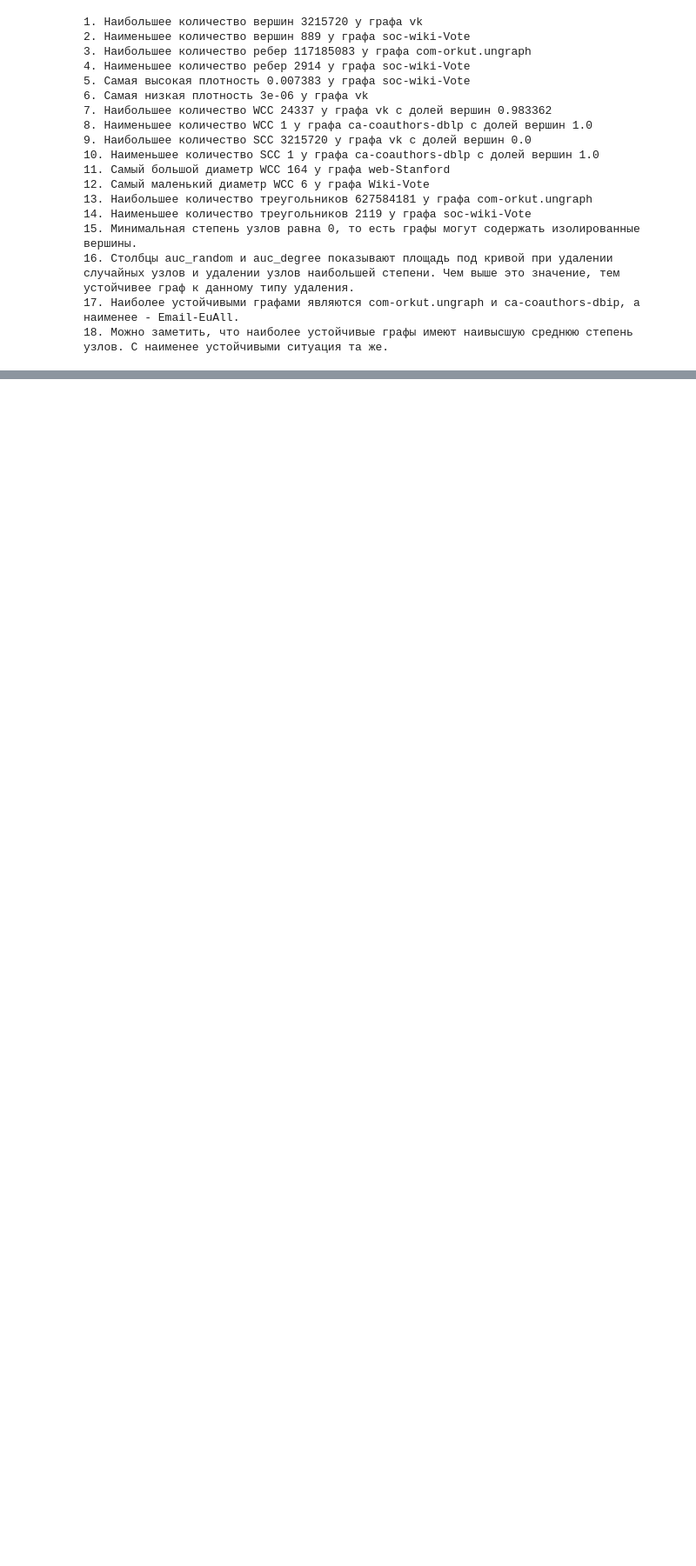
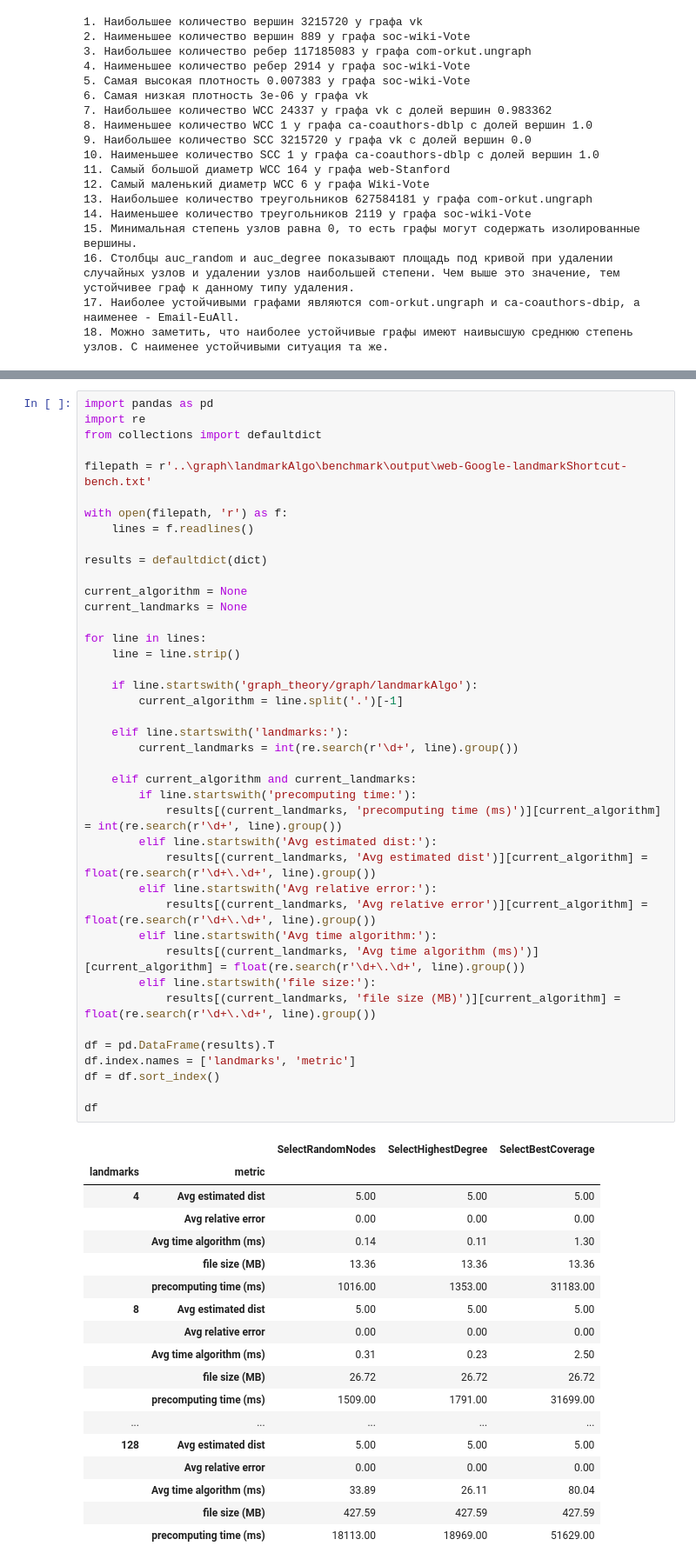
Before and after one commit to answerIII/Graph_Theory_LeetCode25, a Jupyter notebook: src/visualization/compare.ipynb, the cells around one changed output, grey strips where cells are left out. Shown at 87% size. Drawn from its saved outputs; the diff is of its cells as text; blank space fills up the shorter version.

```diff
--- a/src/visualization/compare.ipynb
+++ b/src/visualization/compare.ipynb
@@ -171,0 +352,60 @@ print('18. Можно заметить, что наиболее устойчив
+# %%
+import pandas as pd
+import re
+from collections import defaultdict
+
+filepath = r'..\graph\landmarkAlgo\benchmark\output\web-Google-landmarkShortcut-bench.txt'
+
+with open(filepath, 'r') as f:
+    lines = f.readlines()
+
+results = defaultdict(dict)
+
+current_algorithm = None
+current_landmarks = None
+
+for line in lines:
+    line = line.strip()
+
+    if line.startswith('graph_theory/graph/landmarkAlgo'):
+        current_algorithm = line.split('.')[-1]
+
+    elif line.startswith('landmarks:'):
+        current_landmarks = int(re.search(r'\d+', line).group())
+
+    elif current_algorithm and current_landmarks:
+        if line.startswith('precomputing time:'):
+            results[(current_landmarks, 'precomputing time (ms)')][current_algorithm] = int(re.search(r'\d+', line).group())
+        elif line.startswith('Avg estimated dist:'):
+            results[(current_landmarks, 'Avg estimated dist')][current_algorithm] = float(re.search(r'\d+\.\d+', line).group())
+        elif line.startswith('Avg relative error:'):
+            results[(current_landmarks, 'Avg relative error')][current_algorithm] = float(re.search(r'\d+\.\d+', line).group())
+        elif line.startswith('Avg time algorithm:'):
+            results[(current_landmarks, 'Avg time algorithm (ms)')][current_algorithm] = float(re.search(r'\d+\.\d+', line).group())
+        elif line.startswith('file size:'):
+            results[(current_landmarks, 'file size (MB)')][current_algorithm] = float(re.search(r'\d+\.\d+', line).group())
+
+df = pd.DataFrame(results).T
+df.index.names = ['landmarks', 'metric']
+df = df.sort_index()
+
+df
+# %% [output]
+|  |  | SelectRandomNodes | SelectHighestDegree | SelectBestCoverage |
+| landmarks | metric |  |  |  |
+| 4 | Avg estimated dist | 5.00 | 5.00 | 5.00 |
+|  | Avg relative error | 0.00 | 0.00 | 0.00 |
+|  | Avg time algorithm (ms) | 0.14 | 0.11 | 1.30 |
+|  | file size (MB) | 13.36 | 13.36 | 13.36 |
+|  | precomputing time (ms) | 1016.00 | 1353.00 | 31183.00 |
+| 8 | Avg estimated dist | 5.00 | 5.00 | 5.00 |
+|  | Avg relative error | 0.00 | 0.00 | 0.00 |
+|  | Avg time algorithm (ms) | 0.31 | 0.23 | 2.50 |
+|  | file size (MB) | 26.72 | 26.72 | 26.72 |
+|  | precomputing time (ms) | 1509.00 | 1791.00 | 31699.00 |
+| ... | ... | ... | ... | ... |
+| 128 | Avg estimated dist | 5.00 | 5.00 | 5.00 |
+|  | Avg relative error | 0.00 | 0.00 | 0.00 |
+|  | Avg time algorithm (ms) | 33.89 | 26.11 | 80.04 |
+|  | file size (MB) | 427.59 | 427.59 | 427.59 |
+|  | precomputing time (ms) | 18113.00 | 18969.00 | 51629.00 |
```
Also changed, not shown: parts of 5 cells of this notebook, 5 other files.
